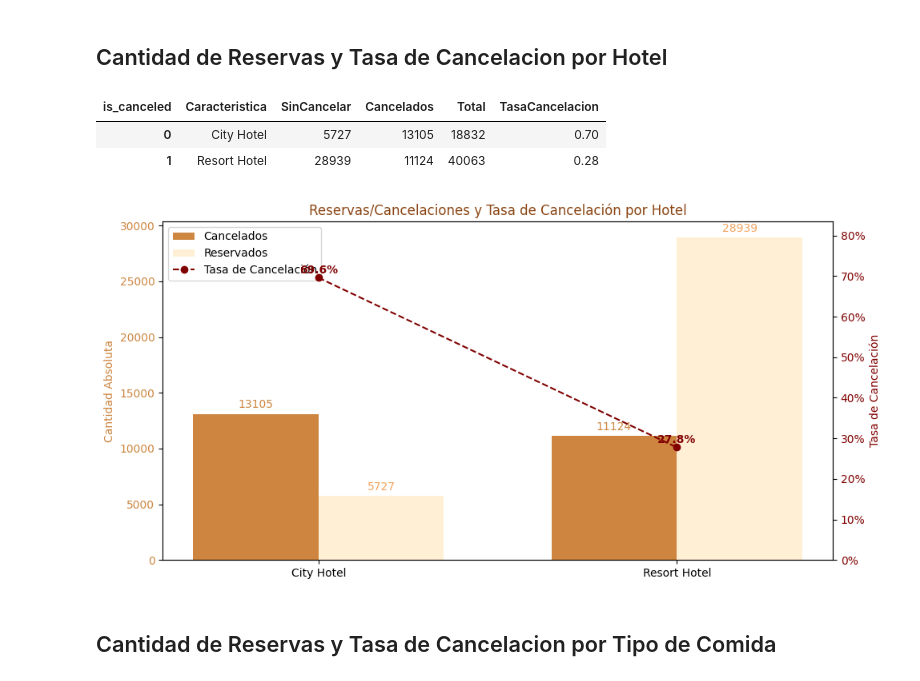
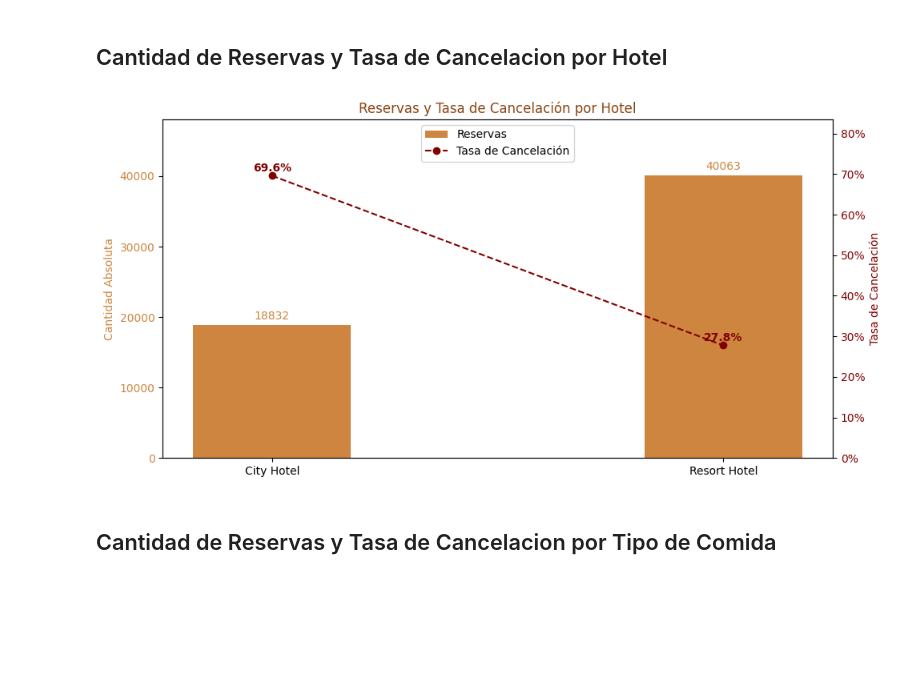
Before and after one commit to LauraRuales/Ciencia-de-datos, a Jupyter notebook: eda.ipynb, the cells around one changed output. Cells and saved outputs as stored; diff of their text form; code cells hidden in the pictures; blank space fills up the shorter version.

```diff
--- a/eda.ipynb
+++ b/eda.ipynb
@@ -148,22 +127,18 @@ Index(['hotel', 'is_canceled', 'lead_time', 'arrival_date_year',
       dtype='object')
 # %% [markdown]
 ## Cantidad de Reservas y Tasa de Cancelacion por Hotel
-# %%
-pivot = reservas.pivot_table(index=['hotel'], columns='is_canceled', values='Id', aggfunc='count')
-pivot['Total'] = pivot[0] + pivot[1]
-pivot['TasaCancelacion'] = pivot[1]/pivot['Total']
-
-reset = pivot.reset_index(names=['Caracteristica'])
-renamed  = reset.rename(columns={0: 'SinCancelar', 1: 'Cancelados'})
-renamed.head()
-# %% [output]
-| is_canceled | Caracteristica | SinCancelar | Cancelados | Total | TasaCancelacion |
-| 0 | City Hotel | 5727 | 13105 | 18832 | 0.70 |
-| 1 | Resort Hotel | 28939 | 11124 | 40063 | 0.28 |
 # %%
+pivot = reservas.pivot_table(index=['hotel'], columns='is_canceled', values='Id', aggfunc='count')
+pivot['Total'] = pivot[0] + pivot[1]
+pivot['TasaCancelacion'] = pivot[1]/pivot['Total']
+
+reset = pivot.reset_index(names=['Caracteristica'])
+renamed  = reset.rename(columns={0: 'SinCancelar', 1: 'Cancelados'})
+
 labels = renamed['Caracteristica']
 cancelados = renamed['Cancelados']
 reservados = renamed['SinCancelar']
+total = renamed['Total']
 tasa_cancelacion = renamed['TasaCancelacion']
 
 x = np.arange(len(labels))
@@ -172,39 +147,41 @@ width = 0.35
 fig, ax = plt.subplots(figsize=(10, 5)) # 'ax' es el eje Y principal (izquierdo)
 
 # Graficar las barras en el eje principal 'ax'
-rects1 = ax.bar(x - width/2, cancelados, width, label='Cancelados', color='peru')
-rects2 = ax.bar(x + width/2, reservados, width, label='Reservados', color='papayawhip')
+rects1 = ax.bar(x , total, width, label='Reservas', color='peru')
+# rects2 = ax.bar(x + width/2, reservados, width, label='Reservados', color='papayawhip')
 
 ax2 = ax.twinx() # 'ax2' es el eje Y secundario (derecho)
 line = ax2.plot(x, tasa_cancelacion, color='maroon', marker='o', linestyle='--', label='Tasa de Cancelación')
 
 for i, rate in enumerate(tasa_cancelacion):
     label = f'{rate:.1%}'
     ax2.text(i, rate + 0.005, label, ha='center', va='bottom', color='maroon', fontsize=10, fontweight='bold')
 
 # Eje principal (izquierdo)
 ax.set_ylabel('Cantidad Absoluta', color='peru')
-ax.set_title('Reservas/Cancelaciones y Tasa de Cancelación por Hotel', color ='saddlebrown')
+ax.set_title('Reservas y Tasa de Cancelación por Hotel', color ='saddlebrown')
 ax.set_xticks(x)
 ax.set_xticklabels(labels)
 ax.tick_params(axis='y', labelcolor='peru')
+ax.set_ylim(0, max(total) * 1.2)
 ax.bar_label(rects1, padding=3, color = 'peru')
-ax.bar_label(rects2, padding=3, color ='sandybrown')
+#ax.bar_label(rects2, padding=3, color ='sandybrown')
 
 # Eje secundario (derecho)
 ax2.set_ylabel('Tasa de Cancelación', color='maroon')
 ax2.yaxis.set_major_formatter(mtick.PercentFormatter(1.0))
 ax2.tick_params(axis='y', labelcolor='maroon')
 ax2.set_ylim(0, max(tasa_cancelacion) * 1.2)
 
 # Unificar las leyendas de ambos ejes ---
 h1, l1 = ax.get_legend_handles_labels()
 h2, l2 = ax2.get_legend_handles_labels()
-ax.legend(h1+h2, l1+l2, loc='upper left')
+ax.legend(h1+h2, l1+l2, loc='upper center')
 
 fig.tight_layout()
+fig.savefig('Hotel.png')
 plt.show()
 # %% [output]
-[figure, old version]
+[figure, new version]
 # %% [markdown]
 ## Cantidad de Reservas y Tasa de Cancelacion por Tipo de Comida
```
Also changed, not shown: parts of 62 cells of this notebook, 4 other files.
